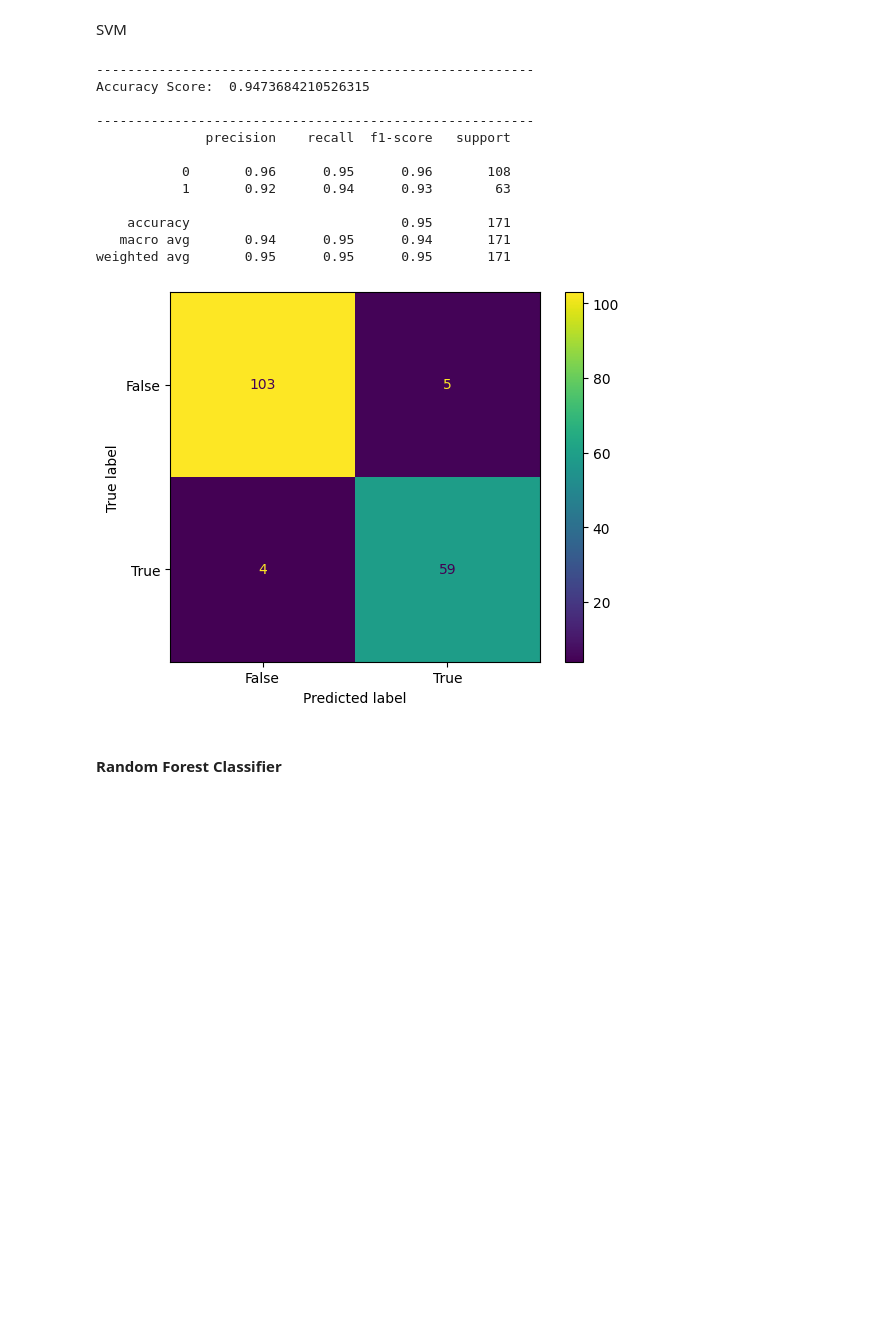
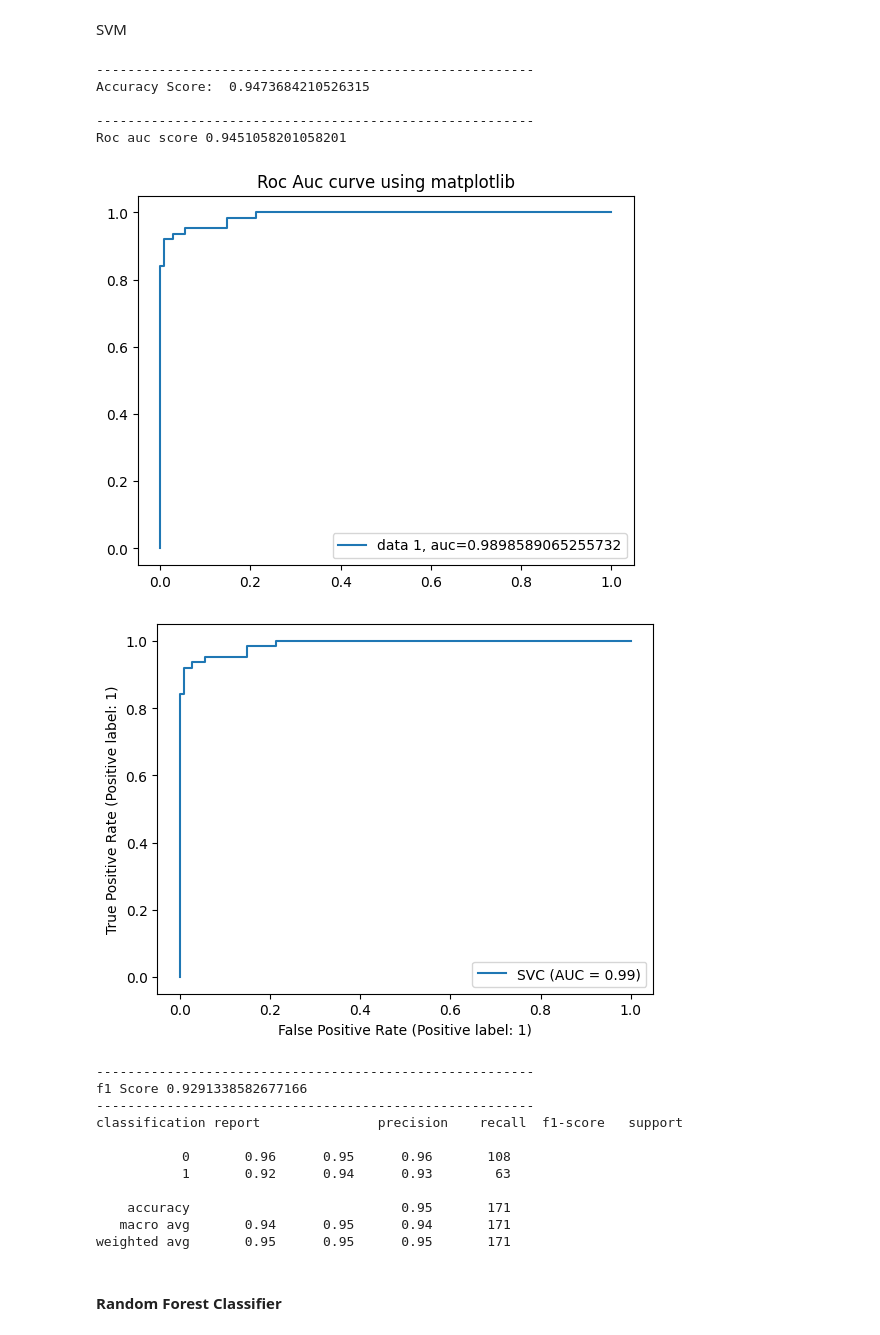
Before and after one commit to Shivam-Shane/Learnerhub, a Jupyter notebook: IPYTHON/Assignment 6.question 2.ipynb, the cells around one changed output. Cells and saved outputs as stored; diff of their text form; code cells hidden in the pictures; blank space fills up the shorter version.

```diff
--- a/IPYTHON/Assignment 6.question 2.ipynb
+++ b/IPYTHON/Assignment 6.question 2.ipynb
@@ -187,10 +194,19 @@ def Select_model(modeltype,X, y=0):
     print('--------------------------------------------------------')
     print('Accuracy Score: ', accuracy_score(y_test, pred_labels),"\n")
     print('--------------------------------------------------------')
-    print(classification_report(y_test, pred_labels),"\n")
-    cm_display = ConfusionMatrixDisplay(confusion_matrix = confusion_matrix(y_test, pred_labels), display_labels = [False, True])
-    cm_display.plot()
+    print("Roc auc score",roc_auc_score(y_test, pred_labels),"\n")
+    y_pred_proba = model.predict_proba(X_test)[::,1]
+    fpr, tpr, _ =roc_curve(y_test,  y_pred_proba)
+    auc =roc_auc_score(y_test, y_pred_proba)
+    mp.title("Roc Auc curve using matplotlib")
+    mp.plot(fpr,tpr,label="data 1, auc="+str(auc))
+    mp.legend(loc=4)
+    plot_roc_curve(model,X_test,y_test)
     mp.show()
+    print('--------------------------------------------------------')
+    print("f1 Score",f1_score(y_test, pred_labels))
+    print('--------------------------------------------------------')
+    print("classification report",classification_report(y_test, pred_labels))
     return  ;
 # %% [markdown]
 #### Logistic regression
@@ -269,22 +305,27 @@ weighted avg       0.95      0.95      0.95       171
 # %% [markdown]
 SVM
 # %%
-model_svc=SVC(C=0.001,kernel='linear')
+model_svc=SVC(C=0.001,kernel='linear',probability=True)
 Select_model(model_svc,X,y)
 # %% [output]
 --------------------------------------------------------
 Accuracy Score:  0.9473684210526315
 
 --------------------------------------------------------
-              precision    recall  f1-score   support
-
-           0       0.96      0.95      0.96       108
-           1       0.92      0.94      0.93        63
-
-    accuracy                           0.95       171
-   macro avg       0.94      0.95      0.94       171
-weighted avg       0.95      0.95      0.95       171
+Roc auc score 0.9451058201058201
-[figure, old version]
+[figure, new version]
+[figure, added]
+--------------------------------------------------------
+f1 Score 0.9291338582677166
+--------------------------------------------------------
+classification report               precision    recall  f1-score   support
+
+           0       0.96      0.95      0.96       108
+           1       0.92      0.94      0.93        63
+
+    accuracy                           0.95       171
+   macro avg       0.94      0.95      0.94       171
+weighted avg       0.95      0.95      0.95       171
 # %% [markdown]
 #### Random Forest Classifier
 # %%
```
Also changed, not shown: parts of 8 cells of this notebook.
